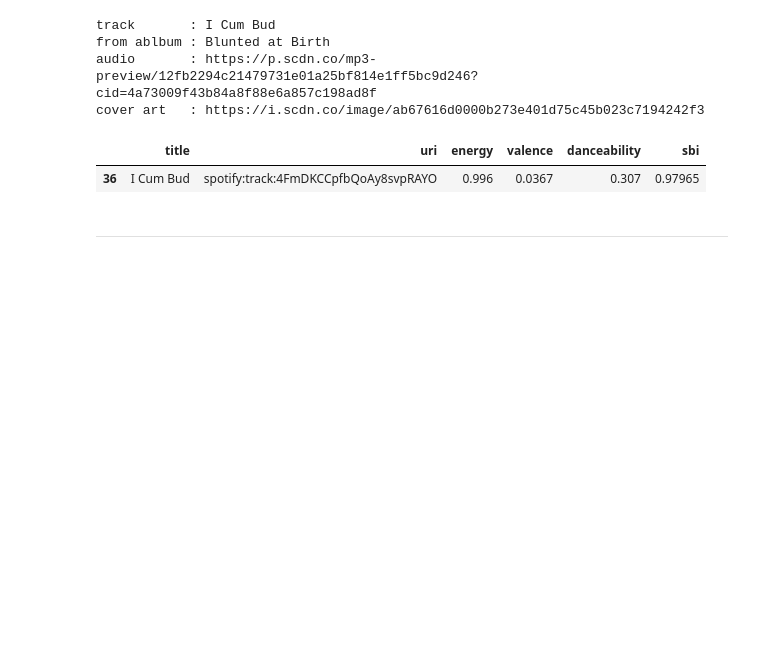
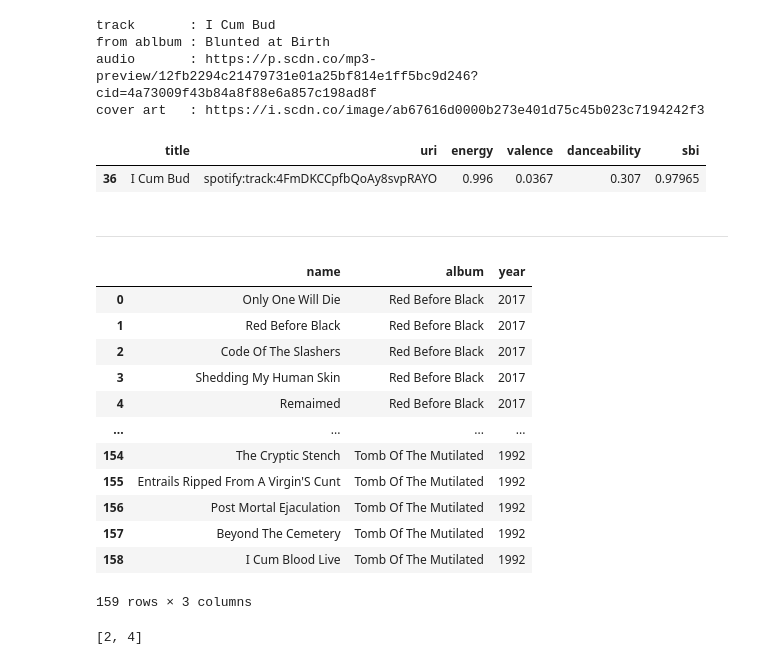
Before and after one commit to rbuerki/most-brutal-cannibal-corpse, a Jupyter notebook: 1-Audio-Analysis.ipynb, the cells around one changed output. Drawn from its saved outputs; the diff is of its cells as text; code cells hidden in the pictures; blank space fills up the shorter version.

Commit message:
FEAT: add track_album_matching function

```diff
--- a/1-Audio-Analysis.ipynb
+++ b/1-Audio-Analysis.ipynb
@@ -404,3 +403,40 @@ song_data2.nlargest(1, 'sbi')
 | 36 | I Cum Bud | spotify:track:4FmDKCCpfbQoAy8svpRAYO | 0.996 | 0.0367 | 0.307 | 0.97965 |
 # %% [markdown]
 ---
+# %%
+# Somewhat belated: Create a mapping of songtitles with respective albums
+# Will use this for some extra-analytics in the appendix of the 2nd notebook only
+
+def match_tracks_to_albums(artist_albums_uri):
+    track_to_albums = []
+    for album_uri in artist_albums_uri:
+        album = sp.album(album_uri)
+        for track in album['tracks']['items']:
+            track_to_albums.append((track['name'].title(), album['name'], album['release_date']))
+    return track_to_albums
+# %%
+track_to_albums = match_tracks_to_albums(artist_albums_uri)
+# %%
+test_df = pd.DataFrame(track_to_albums, columns=['name', 'album', 'year'])
+test_df['year'] = pd.to_datetime(test_df['year']).dt.year
+# %%
+test_df
+# %% [output]
+|  | name | album | year |
+| 0 | Only One Will Die | Red Before Black | 2017 |
+| 1 | Red Before Black | Red Before Black | 2017 |
+| 2 | Code Of The Slashers | Red Before Black | 2017 |
+| 3 | Shedding My Human Skin | Red Before Black | 2017 |
+| 4 | Remaimed | Red Before Black | 2017 |
+| ... | ... | ... | ... |
+| 154 | The Cryptic Stench | Tomb Of The Mutilated | 1992 |
+| 155 | Entrails Ripped From A Virgin'S Cunt | Tomb Of The Mutilated | 1992 |
+| 156 | Post Mortal Ejaculation | Tomb Of The Mutilated | 1992 |
+| 157 | Beyond The Cemetery | Tomb Of The Mutilated | 1992 |
+| 158 | I Cum Blood Live | Tomb Of The Mutilated | 1992 |
+159 rows × 3 columns
+# %%
+tlist = [[1,2], [3,4]]
+[x[1] for x in tlist]
+# %% [output]
+[2, 4]
```
Also changed, not shown: parts of 2 cells of this notebook.
